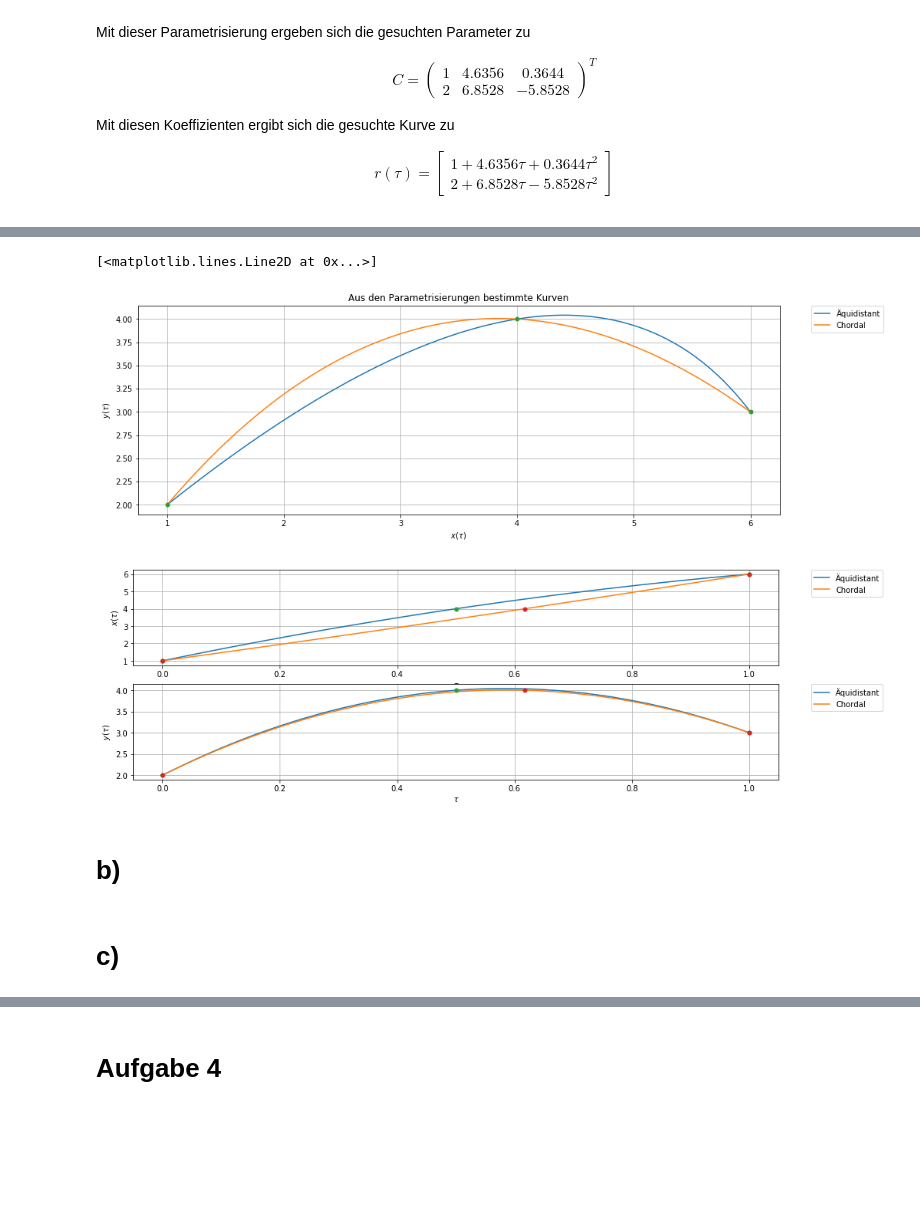
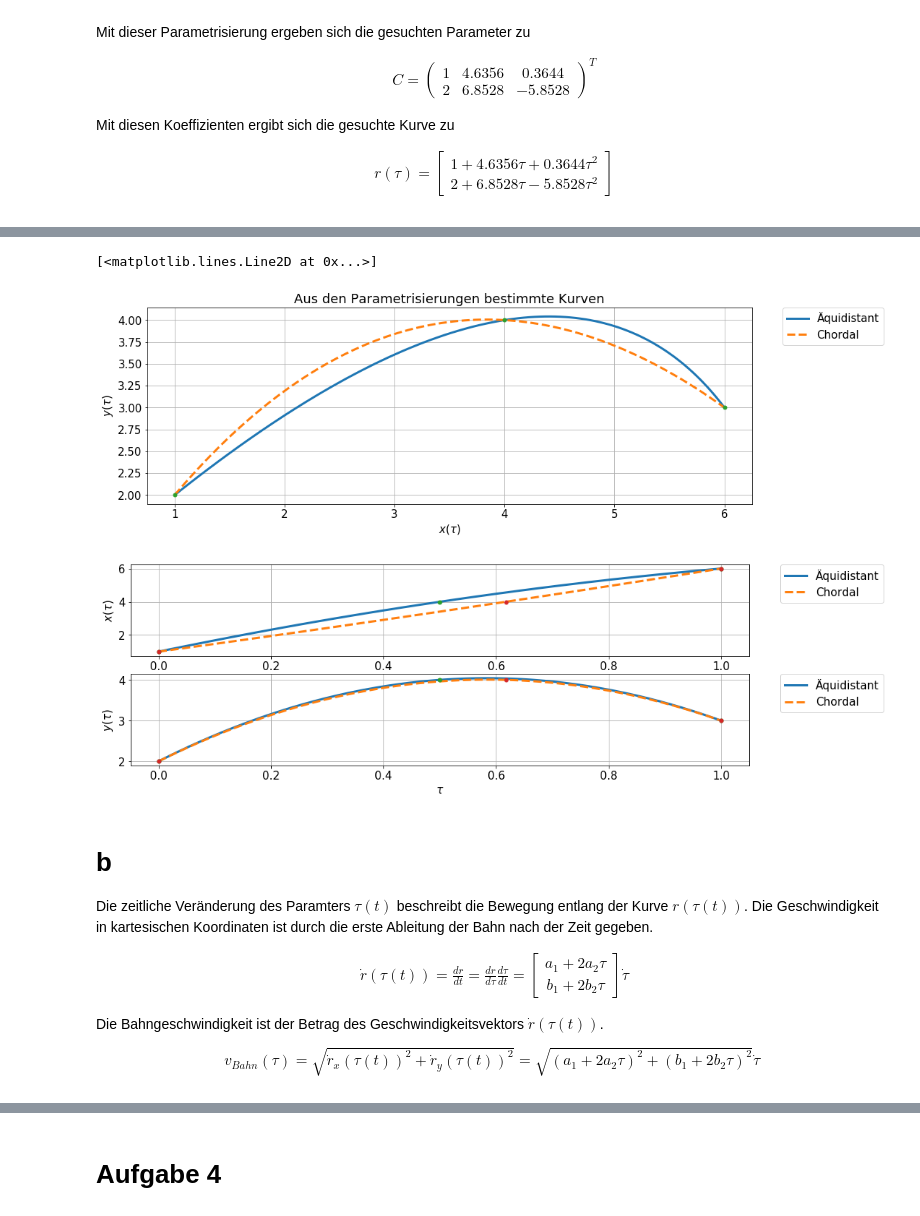
Before and after one commit to ISWBenjaminKaiser/STdWZM, a Jupyter notebook: SS2018/python/Uebung2018.ipynb, the cells around one changed output, grey strips where cells are left out. Drawn from its saved outputs; the diff is of its cells as text; code cells hidden in the pictures; blank space fills up the shorter version.

```diff
--- a/SS2018/python/Uebung2018.ipynb
+++ b/SS2018/python/Uebung2018.ipynb
@@ -327,37 +347,53 @@ f2 = np.array([np.polyval(C_chordal[0,:],tau),np.polyval(C_chordal[1,:],tau)])
 # %%
-
 plt.rcParams['figure.figsize'] = (15,5)
-
+# x-y Plot
 fig, (ax) = plt.subplots();
-ax.plot(f1[0,:], f1[1,:],label="Äquidistant");
-ax.plot(f2[0,:], f2[1,:],label="Chordal");
+ax.plot(f1[0,:], f1[1,:],label="Äquidistant",linewidth=3.0);
+ax.plot(f2[0,:], f2[1,:],label="Chordal",linewidth=3.0,linestyle = '--');
 ax.plot(P[:,0],P[:,1],marker='o',linestyle = 'None', markersize = 5)
 ax.set(xlabel=r'$x(\tau)$', ylabel=r'$y(\tau)$',
        title='Aus den Parametrisierungen bestimmte Kurven')
 ax.grid()
 ax.legend(bbox_to_anchor=(1.05, 1), loc=2, borderaxespad=0.)
-
+# tau-x Plot
 fig, (ax2,ax3) = plt.subplots(2,1);
-ax2.plot(tau, f1[0,:],label="Äquidistant");
-ax2.plot(tau, f2[0,:],label="Chordal");
+ax2.plot(tau, f1[0,:],label="Äquidistant",linewidth=3.0);
+ax2.plot(tau, f2[0,:],label="Chordal",linewidth=3.0,linestyle = '--');
 ax2.set(xlabel=r'$\tau$', ylabel=r'$x(\tau)$')
 ax2.grid()
 ax2.legend(bbox_to_anchor=(1.05, 1), loc=2, borderaxespad=0.)
-ax2.plot(Tau_equal,P[:,0],marker='o',linestyle = 'None', markersize = 5)
-ax2.plot(Tau_chordal,P[:,0],marker='o',linestyle = 'None', markersize = 5)
-
-ax3.plot(tau, f1[1,:],label="Äquidistant");
-ax3.plot(tau, f2[1,:],label="Chordal");
+ax2.plot(Tau_equal,P[:,0],marker='o',linestyle = 'None', markersize = 5,linewidth=3.0)
+ax2.plot(Tau_chordal,P[:,0],marker='o',linestyle = 'None', markersize = 5,linewidth=3.0)
+# tau-y Plot
+ax3.plot(tau, f1[1,:],label="Äquidistant",linewidth=3.0);
+ax3.plot(tau, f2[1,:],label="Chordal",linewidth=3.0,linestyle = '--');
 ax3.set(xlabel=r'$\tau$', ylabel=r'$y(\tau)$')
 ax3.grid()
 ax3.legend(bbox_to_anchor=(1.05, 1), loc=2, borderaxespad=0.)
-ax3.plot(Tau_equal,P[:,1],marker='o',linestyle = 'None', markersize = 5)
-ax3.plot(Tau_chordal,P[:,1],marker='o',linestyle = 'None', markersize = 5)
+ax3.plot(Tau_equal,P[:,1],marker='o',linestyle = 'None', markersize = 5,linewidth=3.0)
+ax3.plot(Tau_chordal,P[:,1],marker='o',linestyle = 'None', markersize = 5,linewidth=3.0)
 # %% [output]
 [<matplotlib.lines.Line2D at 0x...>]
-[figure, old version]
+[figure, new version]
-[figure, old version]
+[figure, new version]
-# %% [markdown]
-# b)
-# %% [markdown]
-# c)
+# %% [markdown]
+# b
+
+Die zeitliche Veränderung des Paramters $\tau(t)$ beschreibt die Bewegung entlang der Kurve $r(\tau(t))$. Die Geschwindigkeit in kartesischen Koordinaten ist durch die erste Ableitung der Bahn nach der Zeit gegeben.
+
+$$
+\begin{align}
+\dot{r}\left(\tau\left(t\right)\right) = \frac{dr}{dt} = \frac{dr}{d\tau}\frac{d\tau}{dt} = \left[
+\begin{array}{c}
+a_1+2a_2\tau \\
+b_1 + 2b_2\tau
+\end{array}
+\right]\dot{\tau}
+\end{align}
+$$
+
+Die Bahngeschwindigkeit ist der Betrag des Geschwindigkeitsvektors $\dot{r}\left(\tau\left(t\right)\right)$.
+
+$$
+v_{Bahn}\left(\tau\right) = \sqrt{\dot{r}_x\left(\tau\left(t\right)\right)^2+\dot{r}_y\left(\tau\left(t\right)\right)^2}= \sqrt{\left(a_1+2a_2\tau\right)^2+\left(b_1+2b_2\tau\right)^2}\dot{\tau}
+$$
```
Also changed, not shown: parts of 25 cells of this notebook.
